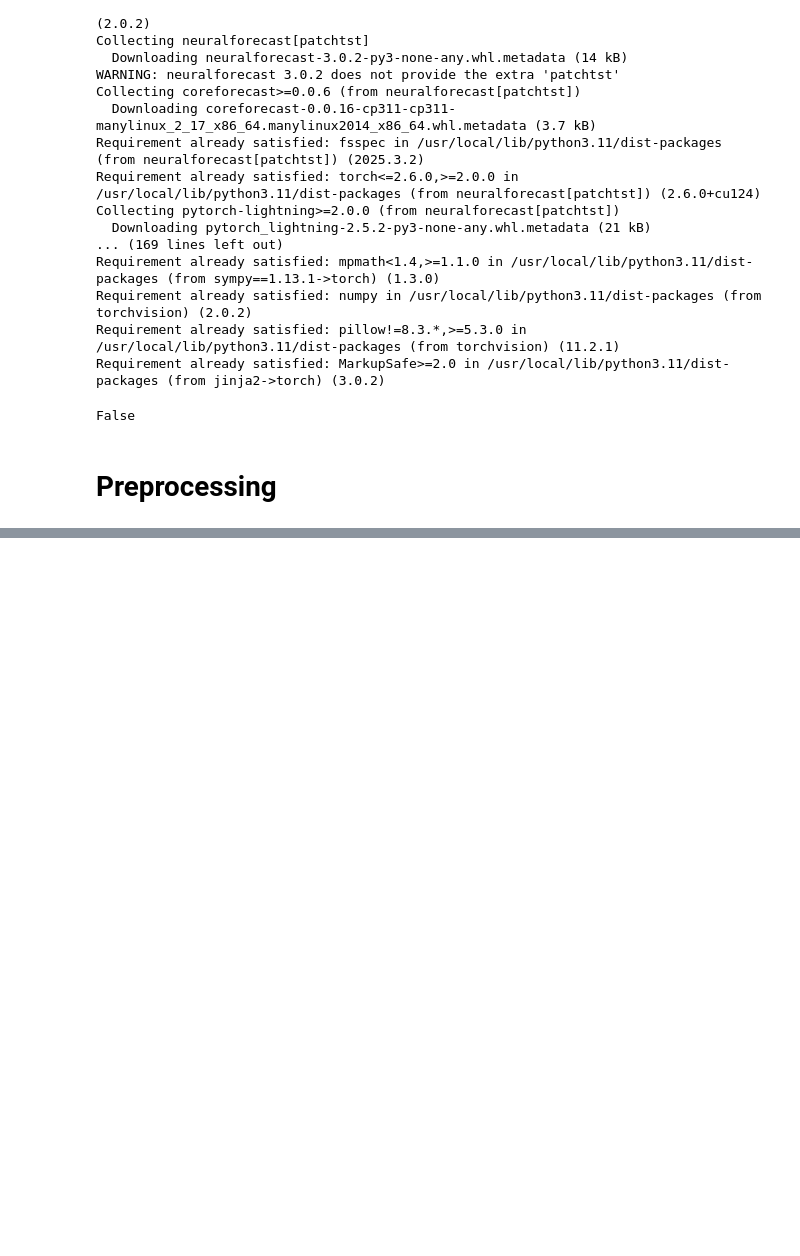
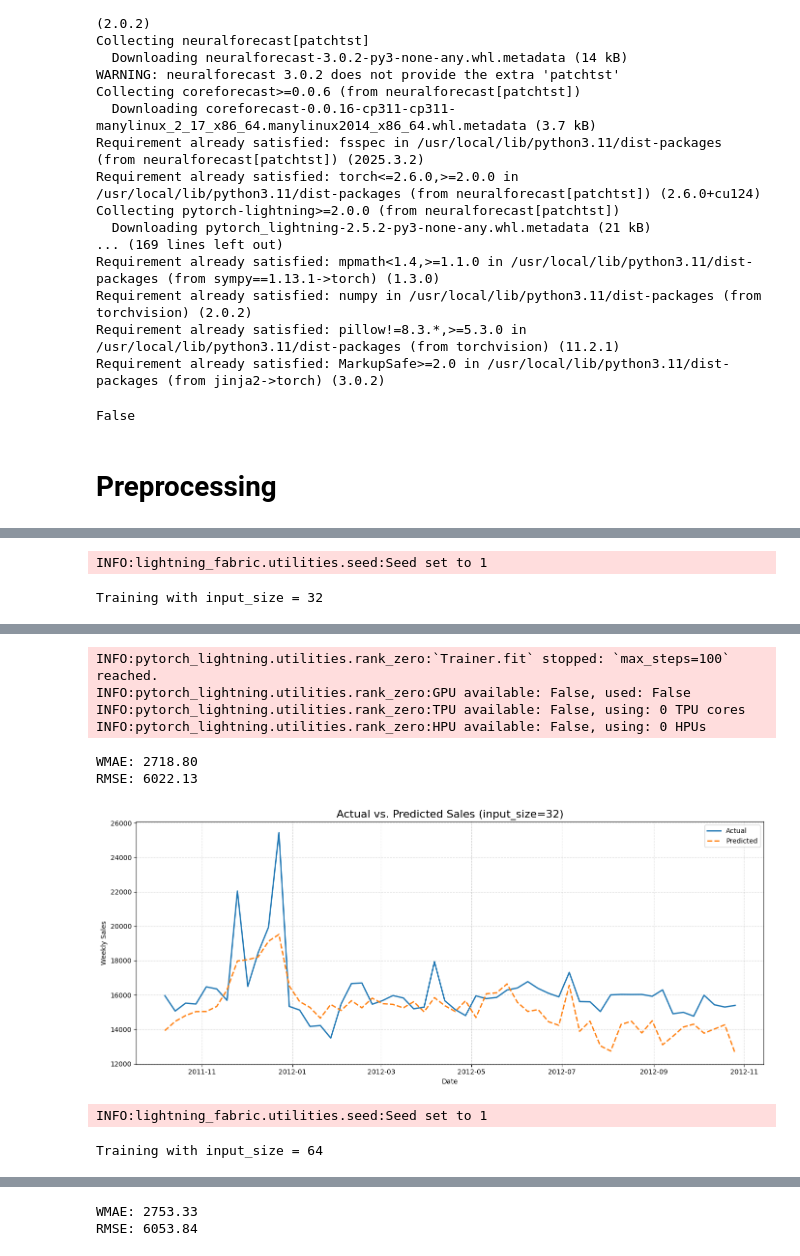
Before and after one commit to Givi-Modebadze/ML_Final_Project, a Jupyter notebook: experiments/model_experiment_PatchTST.ipynb, the cells around one changed output, grey strips where cells are left out. Drawn from its saved outputs; the diff is of its cells as text; code cells hidden in the pictures; blank space fills up the shorter version.

```diff
--- a/experiments/model_experiment_PatchTST.ipynb
+++ b/experiments/model_experiment_PatchTST.ipynb
@@ -233,0 +474,69 @@ plt.show()
+# %%
+import numpy as np
+import pandas as pd
+import matplotlib.pyplot as plt
+import seaborn as sns
+from sklearn.metrics import mean_squared_error
+
+def compute_wmae(y_true, y_pred, is_holiday):
+    weights = np.where(is_holiday, 5, 1)
+    return np.sum(weights * np.abs(y_true - y_pred)) / np.sum(weights)
+
+best_wmae = float('inf')
+best_param = None
+
+for param in [32, 64, 128, 256]:
+    print(f"\nTraining with input_size = {param}")
+
+    model = PatchTST(
+        h=60,
+        input_size=52,
+        patch_len=8,
+        batch_size=param,
+        stride=4,
+        n_heads=4,
+        dropout=0.1,
+        max_steps=100,
+        learning_rate=5e-4,
+        enable_progress_bar=True
+    )
+
+    patch_model = NeuralForecastWrapper(model=model)
+    patch_model.fit(X_train, y_train)
+
+    y_pred = patch_model.predict(X_valid)
+
+    wmae = compute_wmae(y_valid.values, y_pred.values, X_valid['IsHoliday'].values)
+    rmse = np.sqrt(mean_squared_error(y_valid.values, y_pred.values))
+
+    print(f"WMAE: {wmae:.2f}")
+    print(f"RMSE: {rmse:.2f}")
+
+    if wmae < best_wmae:
+        best_wmae = wmae
+        best_param = param
+
+    df_plot = pd.DataFrame({
+        'Date': pd.to_datetime(X_valid['Date']),
+        'Actual': y_valid.values,
+        'Predicted': y_pred.values
+    })
+
+    df_plot_grouped = df_plot.groupby('Date')[['Actual', 'Predicted']].mean().reset_index()
+
+    plt.figure(figsize=(14, 6))
+    sns.lineplot(data=df_plot_grouped, x='Date', y='Actual', label='Actual', linewidth=2)
+    sns.lineplot(data=df_plot_grouped, x='Date', y='Predicted', label='Predicted', linewidth=2, linestyle='--')
+
+    plt.title(f'Actual vs. Predicted Sales (input_size={param})', fontsize=16)
+    plt.xlabel('Date')
+    plt.ylabel('Weekly Sales')
+    plt.legend()
+    plt.grid(True, linestyle='--', alpha=0.5)
+    plt.tight_layout()
+    plt.show()
+
+print(f"\nBest input_size: {best_param} with WMAE: {best_wmae:.2f}")
+# %% [output]
+INFO:lightning_fabric.utilities.seed:Seed set to 1
+Training with input_size = 32
@@ -233,0 +560,9 @@ plt.show()
+INFO:pytorch_lightning.utilities.rank_zero:`Trainer.fit` stopped: `max_steps=100` reached.
+INFO:pytorch_lightning.utilities.rank_zero:GPU available: False, used: False
+INFO:pytorch_lightning.utilities.rank_zero:TPU available: False, using: 0 TPU cores
+INFO:pytorch_lightning.utilities.rank_zero:HPU available: False, using: 0 HPUs
+WMAE: 2718.80
+RMSE: 6022.13
+[figure, added]
+INFO:lightning_fabric.utilities.seed:Seed set to 1
+Training with input_size = 64
@@ -233,0 +590,2 @@ plt.show()
+WMAE: 2753.33
+RMSE: 6053.84
```
Also changed, not shown: parts of 10 cells of this notebook.
